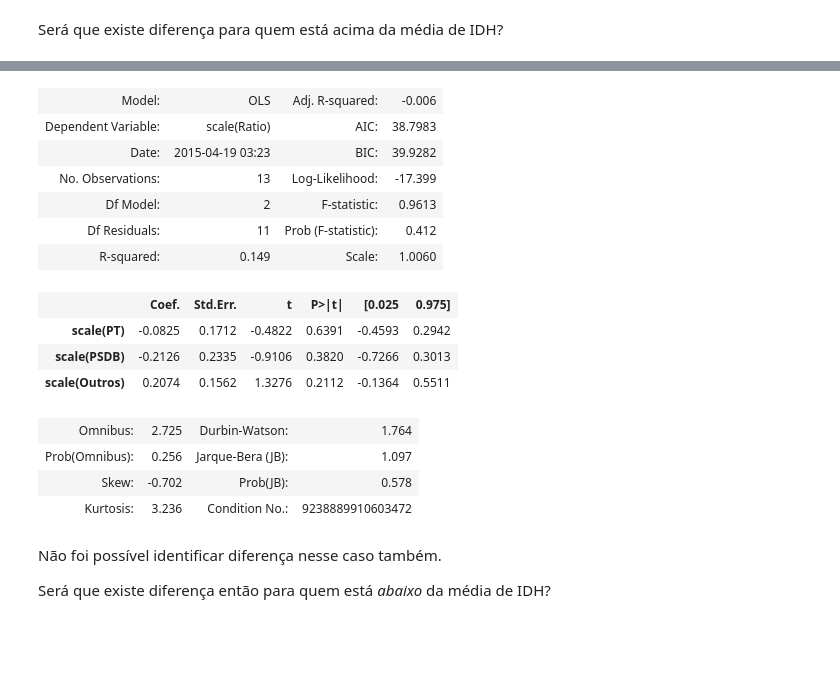
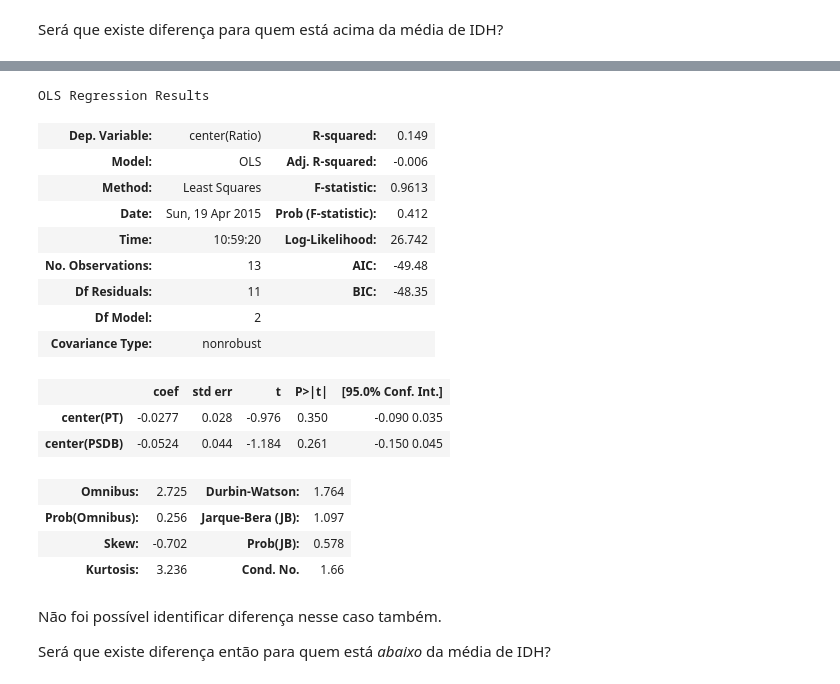
Before and after one commit to xboard/xboard.github.io, a Jupyter notebook: ipynb/IDH.ipynb, the cells around one changed output, grey strips where cells are left out. Cells and saved outputs as stored; diff of their text form; code cells hidden in the pictures; blank space fills up the shorter version.

Commit message:
IDH - adding more coef. plots

```diff
--- a/ipynb/IDH.ipynb
+++ b/ipynb/IDH.ipynb
@@ -272,23 +293,25 @@ sns.coefplot("scale(Ratio) ~ scale(PT) + scale(PSDB) + scale(Outros)", df[df.idh
 # %%
-formula = "scale(Ratio) ~ scale(PT) + scale(PSDB) + scale(Outros) - 1"
+formula = "center(Ratio) ~ center(PT) + center(PSDB) - 1"
 model = ols(formula, df[df.idh_level_2000==0]).fit()
-model.summary2()
+model.summary()
 # %% [output]
+OLS Regression Results
+| Dep. Variable: | center(Ratio) | R-squared: | 0.149 |
 | Model: | OLS | Adj. R-squared: | -0.006 |
-| Dependent Variable: | scale(Ratio) | AIC: | 38.7983 |
-| Date: | 2015-04-19 03:23 | BIC: | 39.9282 |
-| No. Observations: | 13 | Log-Likelihood: | -17.399 |
-| Df Model: | 2 | F-statistic: | 0.9613 |
-| Df Residuals: | 11 | Prob (F-statistic): | 0.412 |
-| R-squared: | 0.149 | Scale: | 1.0060 |
+| Method: | Least Squares | F-statistic: | 0.9613 |
+| Date: | Sun, 19 Apr 2015 | Prob (F-statistic): | 0.412 |
+| Time: | 10:59:20 | Log-Likelihood: | 26.742 |
+| No. Observations: | 13 | AIC: | -49.48 |
+| Df Residuals: | 11 | BIC: | -48.35 |
+| Df Model: | 2 |  |  |
+| Covariance Type: | nonrobust |  |  |
-|  | Coef. | Std.Err. | t | P>|t| | [0.025 | 0.975] |
-| scale(PT) | -0.0825 | 0.1712 | -0.4822 | 0.6391 | -0.4593 | 0.2942 |
-| scale(PSDB) | -0.2126 | 0.2335 | -0.9106 | 0.3820 | -0.7266 | 0.3013 |
-| scale(Outros) | 0.2074 | 0.1562 | 1.3276 | 0.2112 | -0.1364 | 0.5511 |
+|  | coef | std err | t | P>|t| | [95.0% Conf. Int.] |
+| center(PT) | -0.0277 | 0.028 | -0.976 | 0.350 | -0.090 0.035 |
+| center(PSDB) | -0.0524 | 0.044 | -1.184 | 0.261 | -0.150 0.045 |
 | Omnibus: | 2.725 | Durbin-Watson: | 1.764 |
 | Prob(Omnibus): | 0.256 | Jarque-Bera (JB): | 1.097 |
 | Skew: | -0.702 | Prob(JB): | 0.578 |
-| Kurtosis: | 3.236 | Condition No.: | 9238889910603472 |
+| Kurtosis: | 3.236 | Cond. No. | 1.66 |
 # %% [markdown]
 Não foi possível identificar diferença nesse caso também.
 
```
Also changed, not shown: parts of 13 cells of this notebook.
